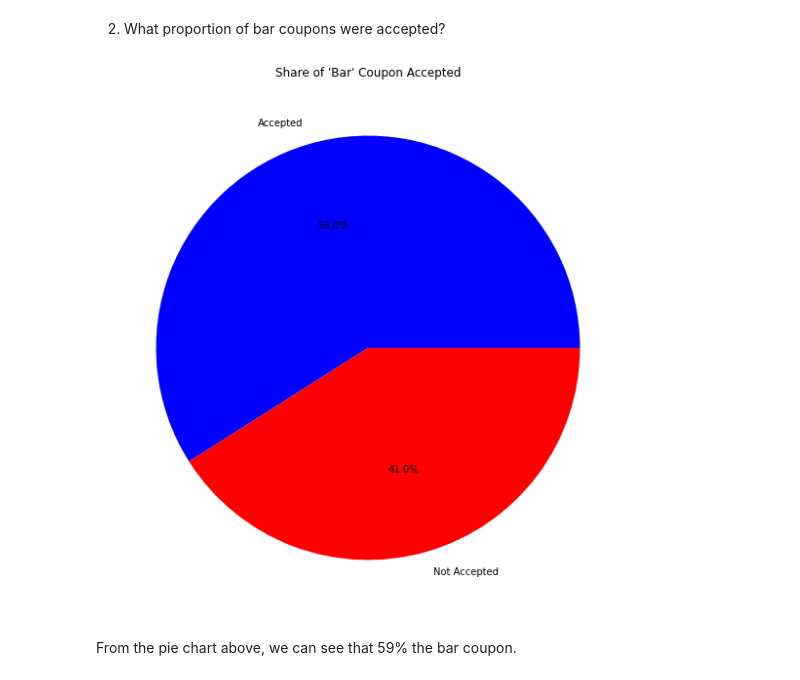
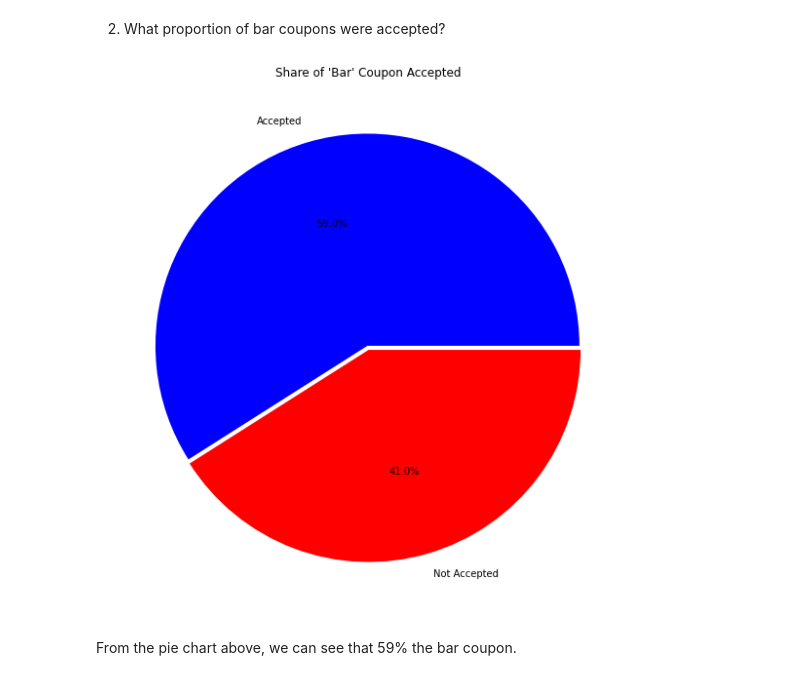
Before and after one commit to ttb-git/berkeley-engr-Practical-assignment1, a Jupyter notebook: Who_will_accept_the_coupon.ipynb, the cells around one changed output. Saved outputs shown, nothing was run; the diff lists cells and outputs as text; code cells hidden in the pictures.

```diff
--- a/Who_will_accept_the_coupon.ipynb
+++ b/Who_will_accept_the_coupon.ipynb
@@ -471,11 +474,11 @@ df_bar.head(10)
 2. What proportion of bar coupons were accepted?
 # %%
 plt.figure(figsize=(10,10))
-plt.pie(df_bar.Y.value_counts(normalize = True),labels=['Accepted','Not Accepted'], autopct='%.1f%%', colors=['b','r'])
+plt.pie(df_bar.Y.value_counts(normalize = True),labels=['Accepted','Not Accepted'], autopct='%.1f%%',  explode = [0.01,0.01], colors=['b','r'])
 plt.title("Share of 'Bar' Coupon Accepted")
 plt.show()
 # %% [output]
-[figure, old version]
+[figure, new version]
 # %% [markdown]
 From the pie chart above, we can see that 59% the bar coupon.
 # %% [markdown]
```
Also changed, not shown: parts of 5 cells of this notebook.
